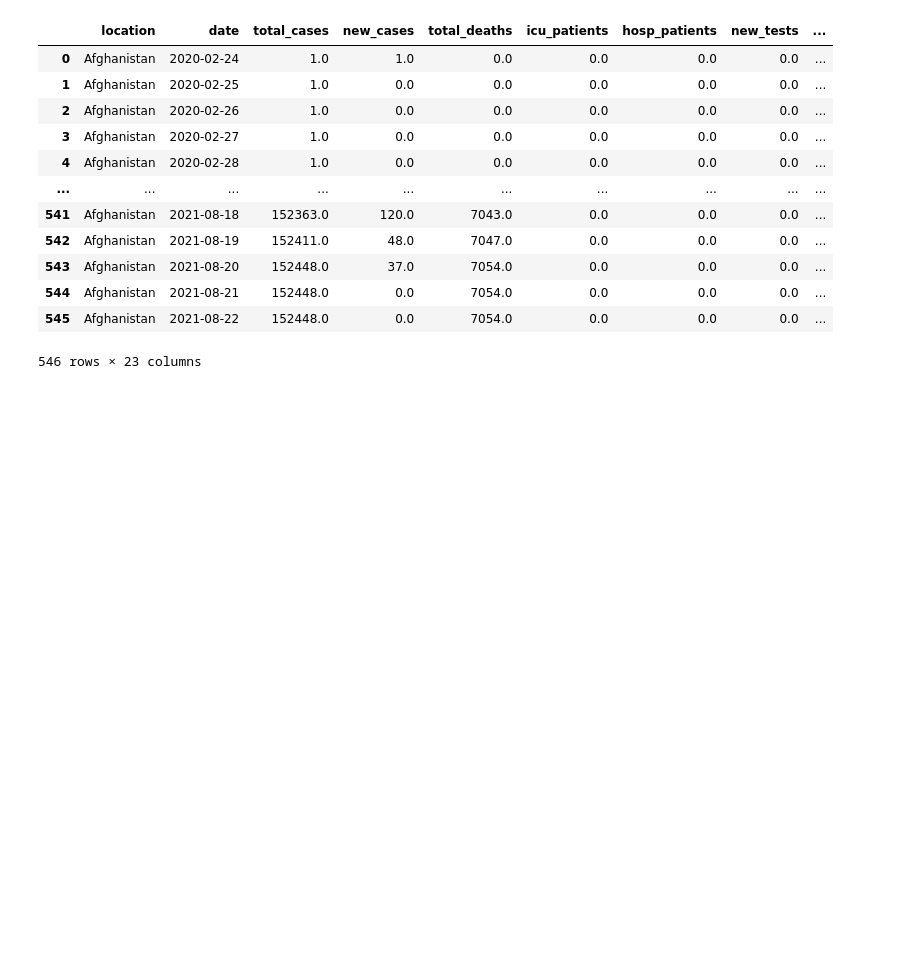
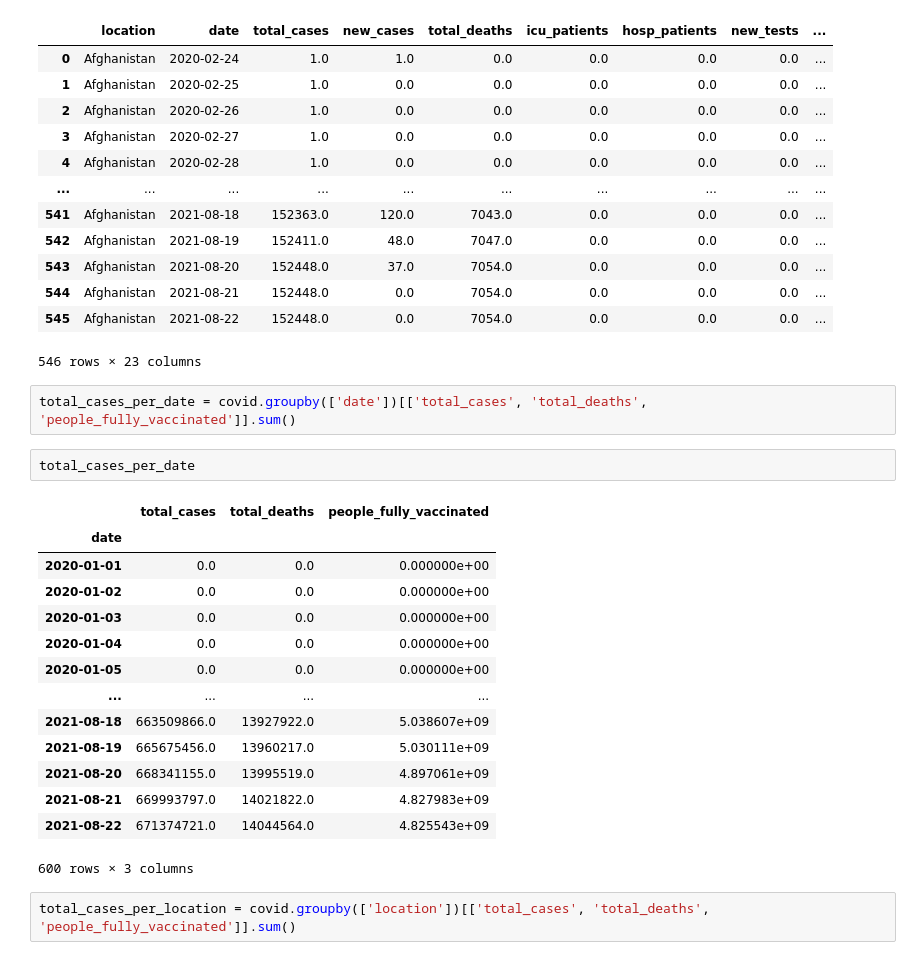
Before and after one commit to snkty8/Test_COVID_Project, a Jupyter notebook: ETL_COVID_dataset.ipynb, the cells around one changed output. Cells and saved outputs as stored; diff of their text form; blank space fills up the shorter version.

Commit message:
max cases 2

```diff
--- a/ETL_COVID_dataset.ipynb
+++ b/ETL_COVID_dataset.ipynb
@@ -252,3 +252,24 @@ Afghanistan
 | 544 | Afghanistan | 2021-08-21 | 152448.0 | 0.0 | 7054.0 | 0.0 | 0.0 | 0.0 | ... |
 | 545 | Afghanistan | 2021-08-22 | 152448.0 | 0.0 | 7054.0 | 0.0 | 0.0 | 0.0 | ... |
 546 rows × 23 columns
+# %%
+total_cases_per_date = covid.groupby(['date'])[['total_cases', 'total_deaths', 'people_fully_vaccinated']].sum()
+# %%
+total_cases_per_date
+# %% [output]
+|  | total_cases | total_deaths | people_fully_vaccinated |
+| date |  |  |  |
+| 2020-01-01 | 0.0 | 0.0 | 0.000000e+00 |
+| 2020-01-02 | 0.0 | 0.0 | 0.000000e+00 |
+| 2020-01-03 | 0.0 | 0.0 | 0.000000e+00 |
+| 2020-01-04 | 0.0 | 0.0 | 0.000000e+00 |
+| 2020-01-05 | 0.0 | 0.0 | 0.000000e+00 |
+| ... | ... | ... | ... |
+| 2021-08-18 | 663509866.0 | 13927922.0 | 5.038607e+09 |
+| 2021-08-19 | 665675456.0 | 13960217.0 | 5.030111e+09 |
+| 2021-08-20 | 668341155.0 | 13995519.0 | 4.897061e+09 |
+| 2021-08-21 | 669993797.0 | 14021822.0 | 4.827983e+09 |
+| 2021-08-22 | 671374721.0 | 14044564.0 | 4.825543e+09 |
+600 rows × 3 columns
+# %%
+total_cases_per_location = covid.groupby(['location'])[['total_cases', 'total_deaths', 'people_fully_vaccinated']].sum()
```
Also changed, not shown: parts of 1 cell of this notebook.
